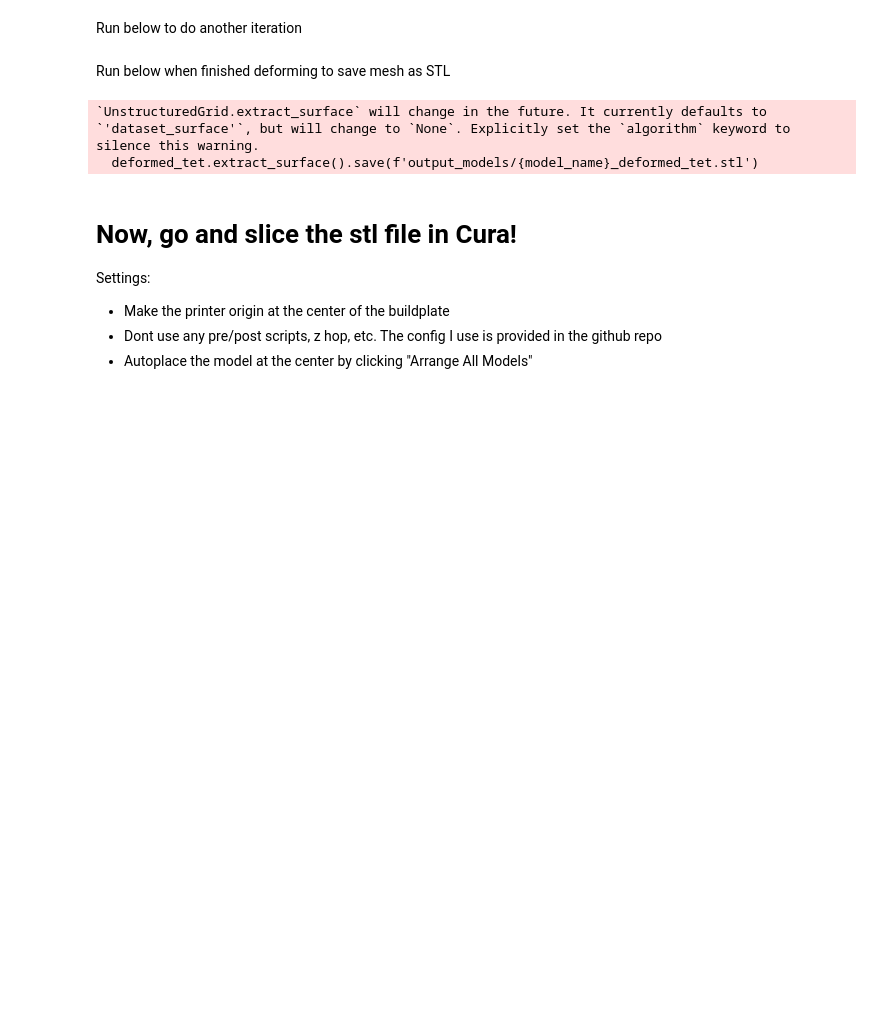
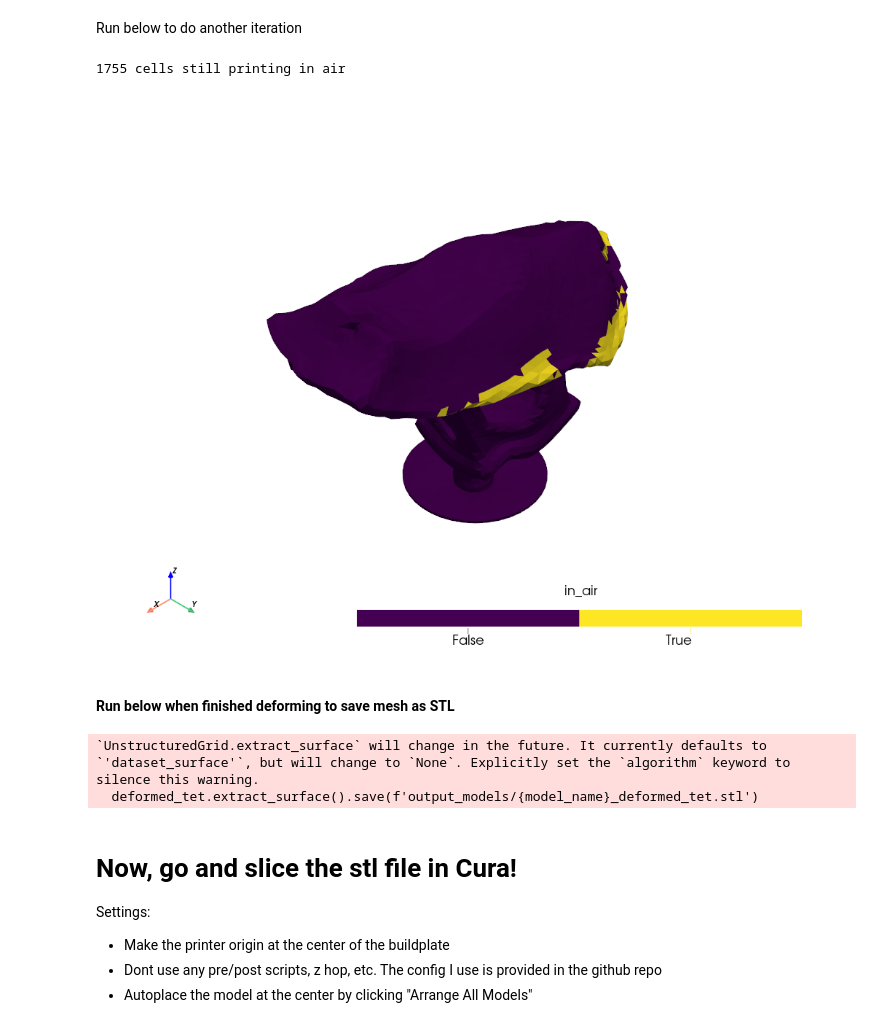
Before and after one commit to bassettandrew08-hue/S4_Slicer, a Jupyter notebook: main.ipynb, the cells around one changed output. Drawn from its saved outputs; the diff is of its cells as text; code cells hidden in the pictures; blank space fills up the shorter version.

```diff
--- a/main.ipynb
+++ b/main.ipynb
@@ -966,9 +966,15 @@ deformed_tet = update_tet_attributes(deformed_tet)
 # %% [markdown]
 Run below to do another iteration
+# %%
+print(deformed_tet.cell_data['in_air'].sum(), "cells still printing in air")
+deformed_tet.plot(scalars='in_air')
+# %% [output]
+1755 cells still printing in air
+[figure, added]
 # %%
 undeformed_tet = deformed_tet.copy()
 # %% [markdown]
-Run below when finished deforming to save mesh as STL
+#### Run below when finished deforming to save mesh as STL
 # %%
 # make origin center bottom of bounding box
 x_min, x_max, y_min, y_max, z_min, z_max = deformed_tet.bounds
```
Also changed, not shown: parts of 5 cells of this notebook.
